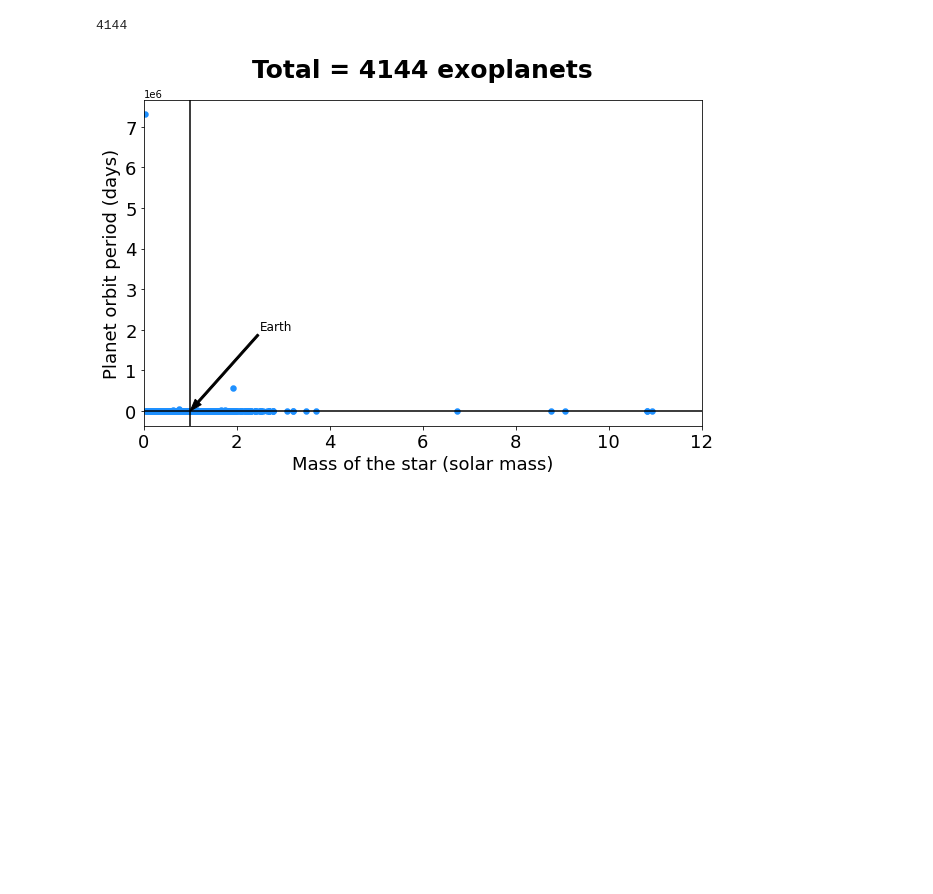
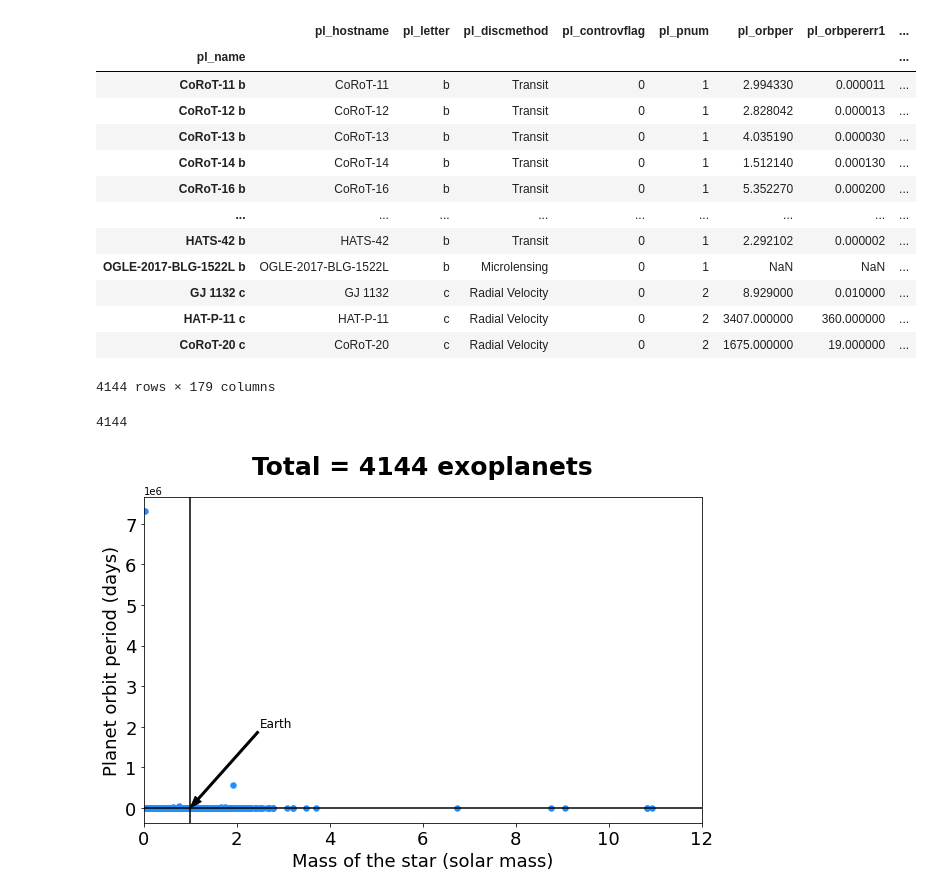
Before and after one commit to AndreasGlassl/Exoplanets, a Jupyter notebook: Notebooks/04_maching_names_and_merge.ipynb, the cells around one changed output. Drawn from its saved outputs; the diff is of its cells as text; code cells hidden in the pictures; blank space fills up the shorter version.

```diff
--- a/Notebooks/04_maching_names_and_merge.ipynb
+++ b/Notebooks/04_maching_names_and_merge.ipynb
@@ -37,6 +37,23 @@ exo_eu = exo_eu.set_index("pl_name")
 exo_nasa = exo_nasa.join(exo_eu, how="left", lsuffix='pl_name', rsuffix='pl_name')
 # %%
 exo_nasa.to_csv("../data/combined/main_frame.csv")
+# %%
+exo_nasa
+# %% [output]
+|  | pl_hostname | pl_letter | pl_discmethod | pl_controvflag | pl_pnum | pl_orbper | pl_orbpererr1 | ... |
+| pl_name |  |  |  |  |  |  |  | ... |
+| CoRoT-11 b | CoRoT-11 | b | Transit | 0 | 1 | 2.994330 | 0.000011 | ... |
+| CoRoT-12 b | CoRoT-12 | b | Transit | 0 | 1 | 2.828042 | 0.000013 | ... |
+| CoRoT-13 b | CoRoT-13 | b | Transit | 0 | 1 | 4.035190 | 0.000030 | ... |
+| CoRoT-14 b | CoRoT-14 | b | Transit | 0 | 1 | 1.512140 | 0.000130 | ... |
+| CoRoT-16 b | CoRoT-16 | b | Transit | 0 | 1 | 5.352270 | 0.000200 | ... |
+| ... | ... | ... | ... | ... | ... | ... | ... | ... |
+| HATS-42 b | HATS-42 | b | Transit | 0 | 1 | 2.292102 | 0.000002 | ... |
+| OGLE-2017-BLG-1522L b | OGLE-2017-BLG-1522L | b | Microlensing | 0 | 1 | NaN | NaN | ... |
+| GJ 1132 c | GJ 1132 | c | Radial Velocity | 0 | 2 | 8.929000 | 0.010000 | ... |
+| HAT-P-11 c | HAT-P-11 | c | Radial Velocity | 0 | 2 | 3407.000000 | 360.000000 | ... |
+| CoRoT-20 c | CoRoT-20 | c | Radial Velocity | 0 | 2 | 1675.000000 | 19.000000 | ... |
+4144 rows × 179 columns
 # %%
 # Plotting and creating figure of all known exoplanets
 # %%
```
Also changed, not shown: 3 other files.
